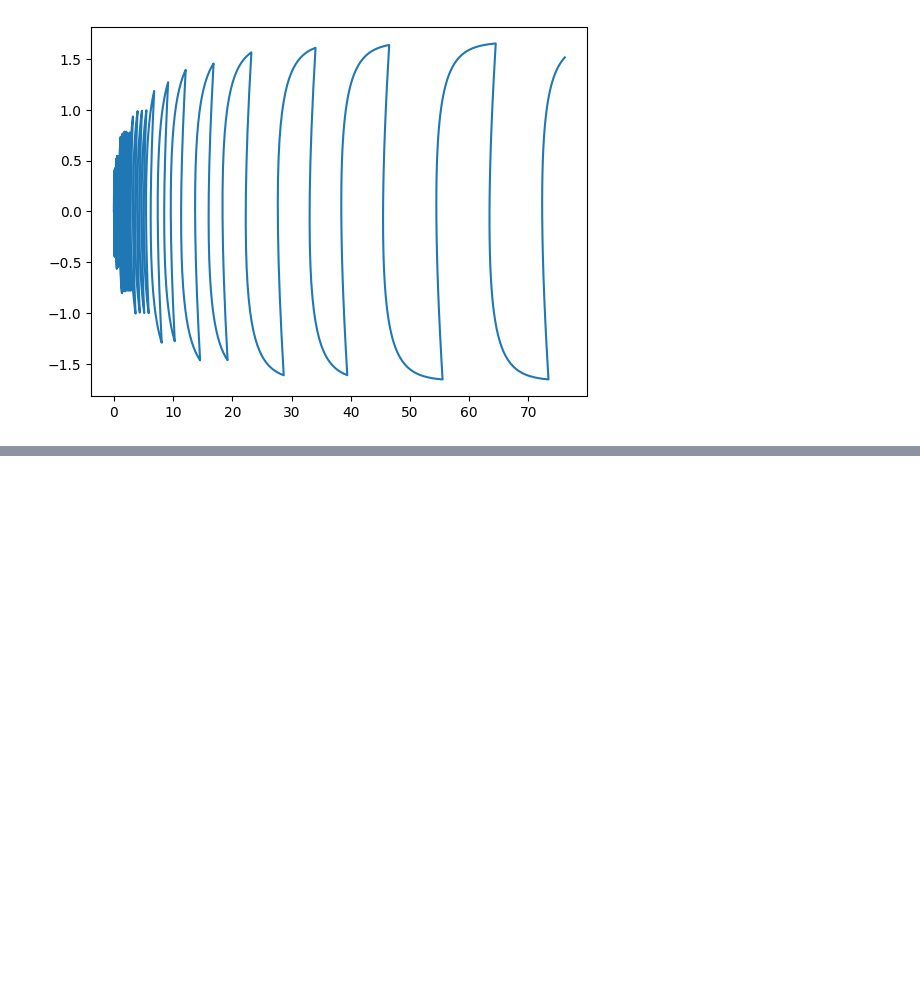
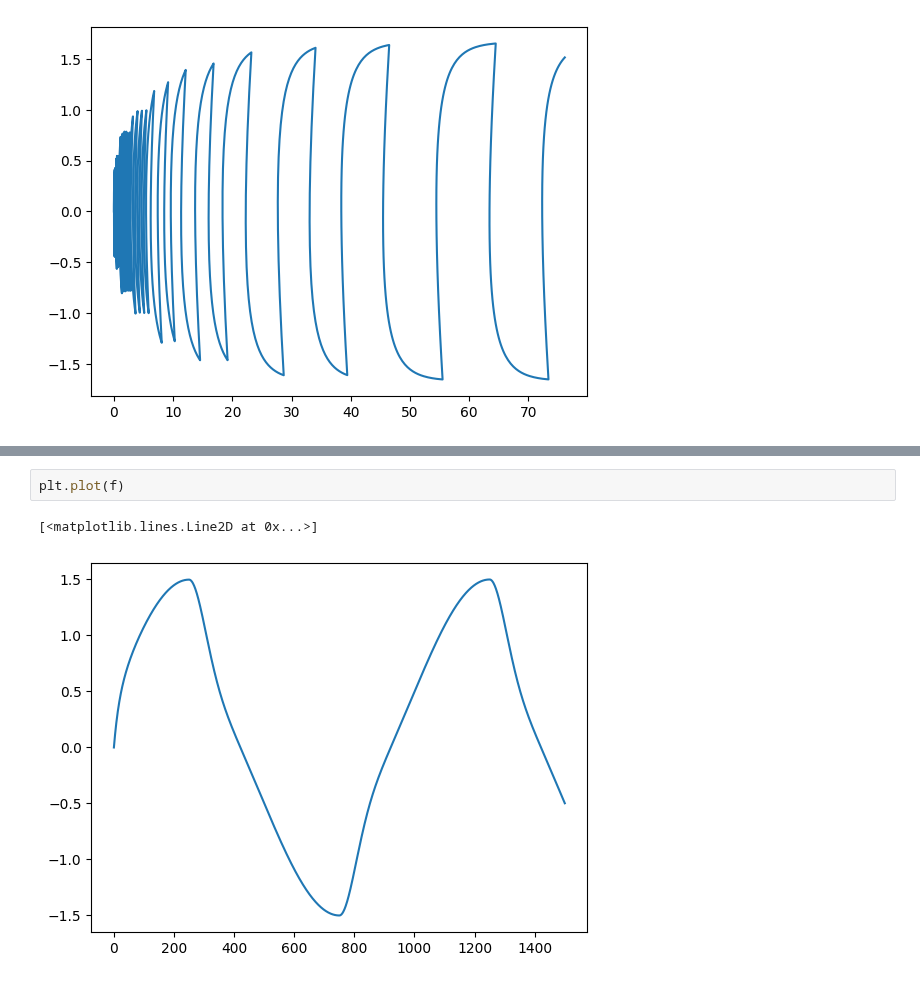
Before and after one commit to Jjineeq/hysteresis_curve, a Jupyter notebook: 23_04_26.ipynb, the cells around one changed output, grey strips where cells are left out. Drawn from its saved outputs; the diff is of its cells as text; blank space fills up the shorter version.

```diff
--- a/23_04_26.ipynb
+++ b/23_04_26.ipynb
@@ -31,0 +110,5 @@ plt.plot(df.iloc[:,1], df.iloc[:,2])
+# %%
+plt.plot(f)
+# %% [output]
+[<matplotlib.lines.Line2D at 0x...>]
+[figure, added]
```
Also changed, not shown: parts of 20 cells of this notebook.
